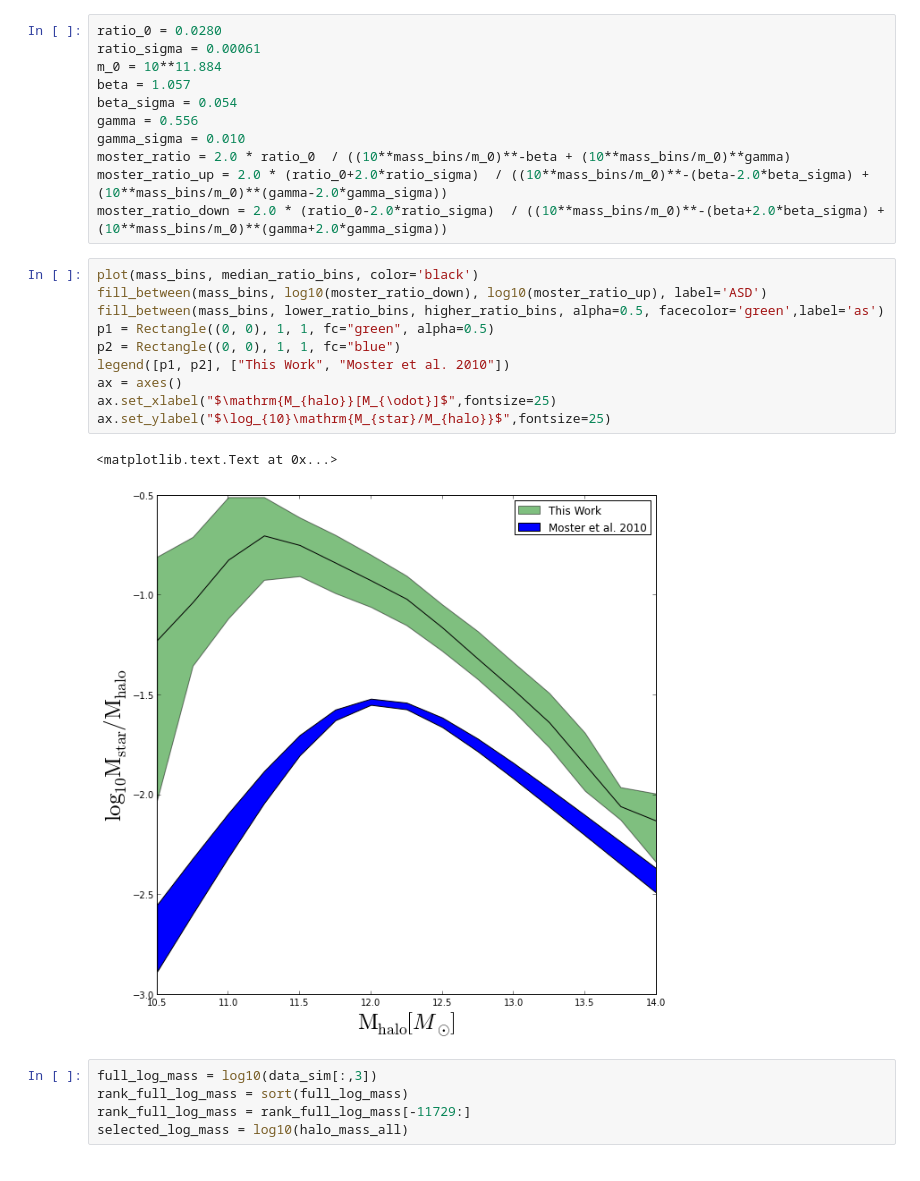
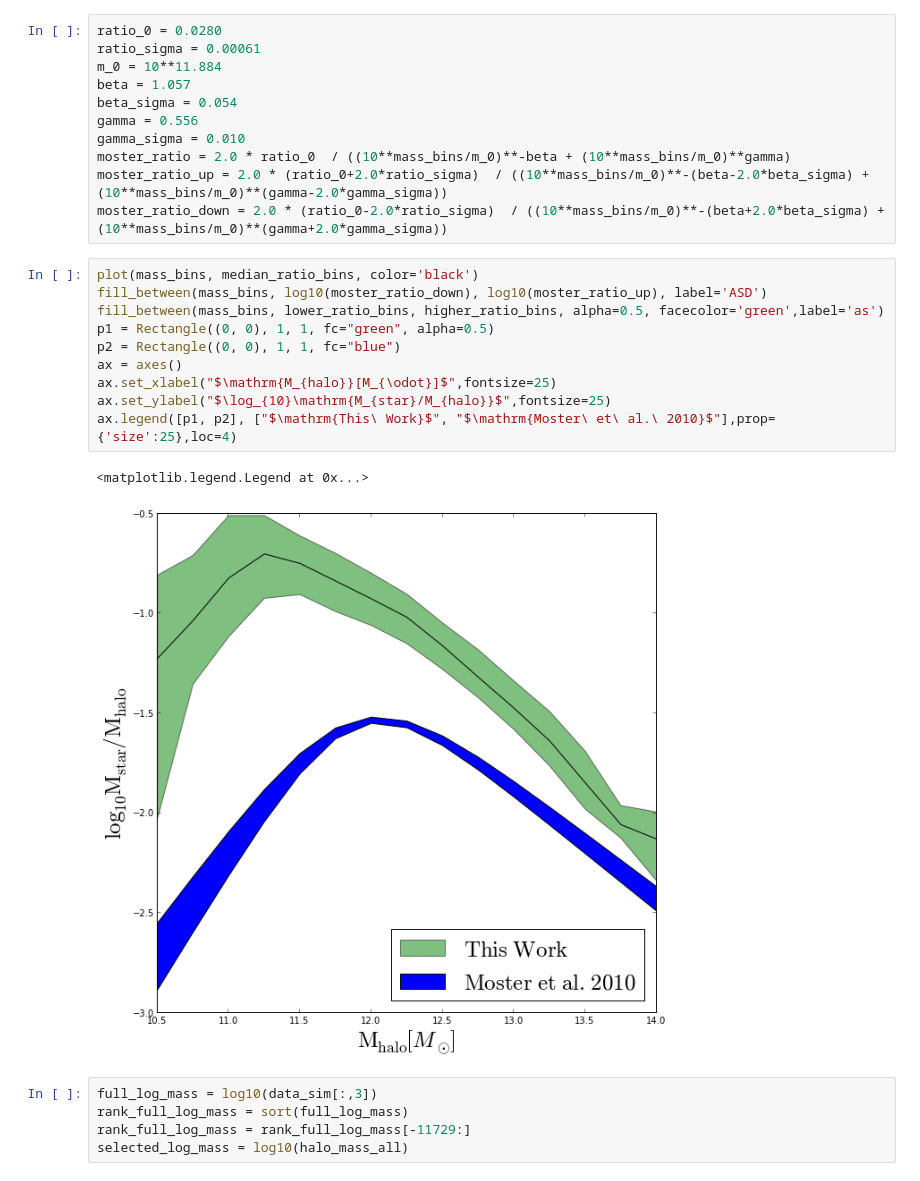
Before and after one commit to forero/NG_CLUES, a Jupyter notebook: code/abundance_matching.ipynb, the cells around one changed output. Saved outputs shown, nothing was run; the diff lists cells and outputs as text.

Commit message:
updated plot

```diff
--- a/code/abundance_matching.ipynb
+++ b/code/abundance_matching.ipynb
@@ -264,16 +264,16 @@ moster_ratio_down = 2.0 * (ratio_0-2.0*ratio_sigma)  / ((10**mass_bins/m_0)**-(b
 # %%
 plot(mass_bins, median_ratio_bins, color='black')
 fill_between(mass_bins, log10(moster_ratio_down), log10(moster_ratio_up), label='ASD')
 fill_between(mass_bins, lower_ratio_bins, higher_ratio_bins, alpha=0.5, facecolor='green',label='as')
 p1 = Rectangle((0, 0), 1, 1, fc="green", alpha=0.5)
 p2 = Rectangle((0, 0), 1, 1, fc="blue")
-legend([p1, p2], ["This Work", "Moster et al. 2010"])
 ax = axes()
 ax.set_xlabel("$\mathrm{M_{halo}}[M_{\odot}]$",fontsize=25)
 ax.set_ylabel("$\log_{10}\mathrm{M_{star}/M_{halo}}$",fontsize=25)
+ax.legend([p1, p2], ["$\mathrm{This\ Work}$", "$\mathrm{Moster\ et\ al.\ 2010}$"],prop={'size':25},loc=4)
 # %% [output]
-<matplotlib.text.Text at 0x...>
+<matplotlib.legend.Legend at 0x...>
-[figure, old version]
+[figure, new version]
 # %%
 full_log_mass = log10(data_sim[:,3])
 rank_full_log_mass = sort(full_log_mass)
```
